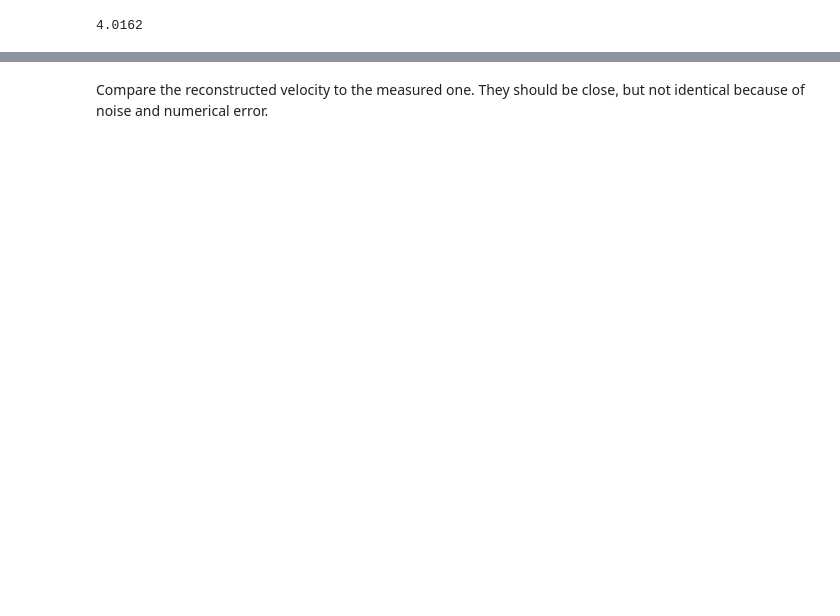
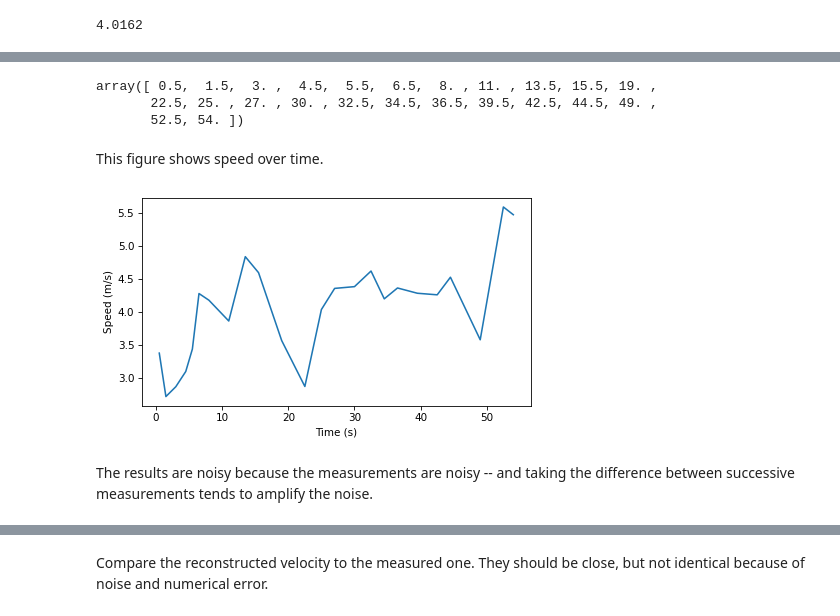
Before and after one commit to AllenDowney/ThinkLinearAlgebra, a Jupyter notebook: soln/track.ipynb, the cells around one changed output, grey strips where cells are left out. Cells and saved outputs as stored; diff of their text form; code cells hidden in the pictures; blank space fills up the shorter version.

```diff
--- a/soln/track.ipynb
+++ b/soln/track.ipynb
@@ -562,0 +467,16 @@ array([[-0.4935,  2.6687],
+# %%
+ts_vel = (ts[:-1] + ts[1:]) / 2
+ts_vel
+# %% [output]
+array([ 0.5,  1.5,  3. ,  4.5,  5.5,  6.5,  8. , 11. , 13.5, 15.5, 19. ,
+       22.5, 25. , 27. , 30. , 32.5, 34.5, 36.5, 39.5, 42.5, 44.5, 49. ,
+       52.5, 54. ])
+# %% [markdown]
+This figure shows speed over time.
+# %%
+plt.plot(ts_vel, speeds)
+decorate(xlabel="Time (s)", ylabel="Speed (m/s)")
+# %% [output]
+[figure, added]
+# %% [markdown]
+The results are noisy because the measurements are noisy -- and taking the difference between successive measurements tends to amplify the noise.
```
Also changed, not shown: parts of 124 cells of this notebook, 1 other file.
